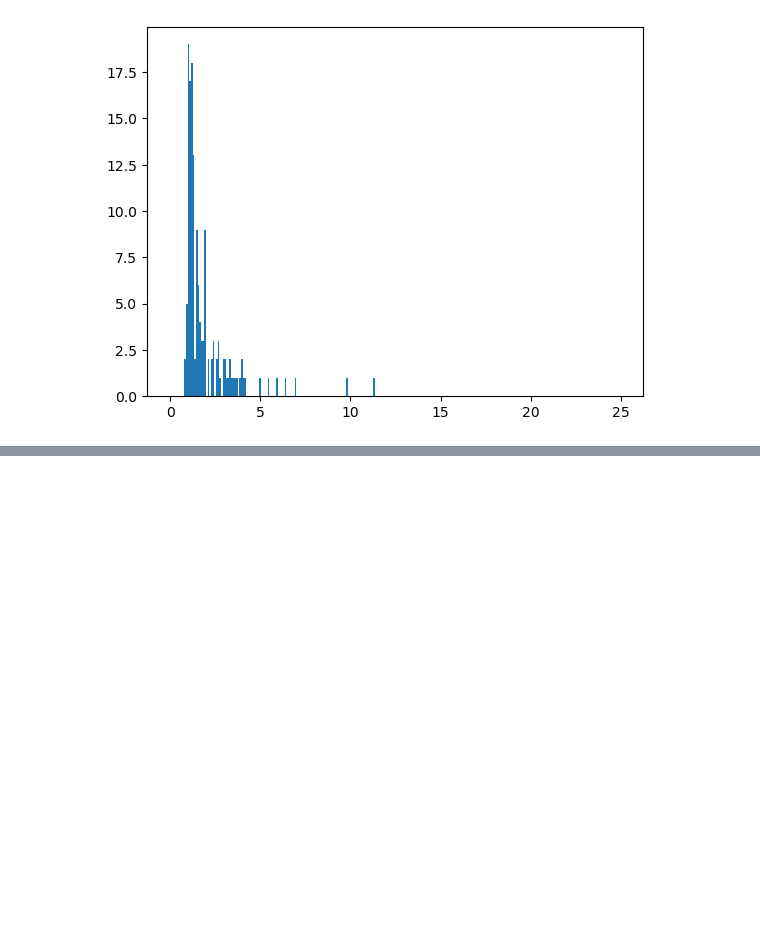
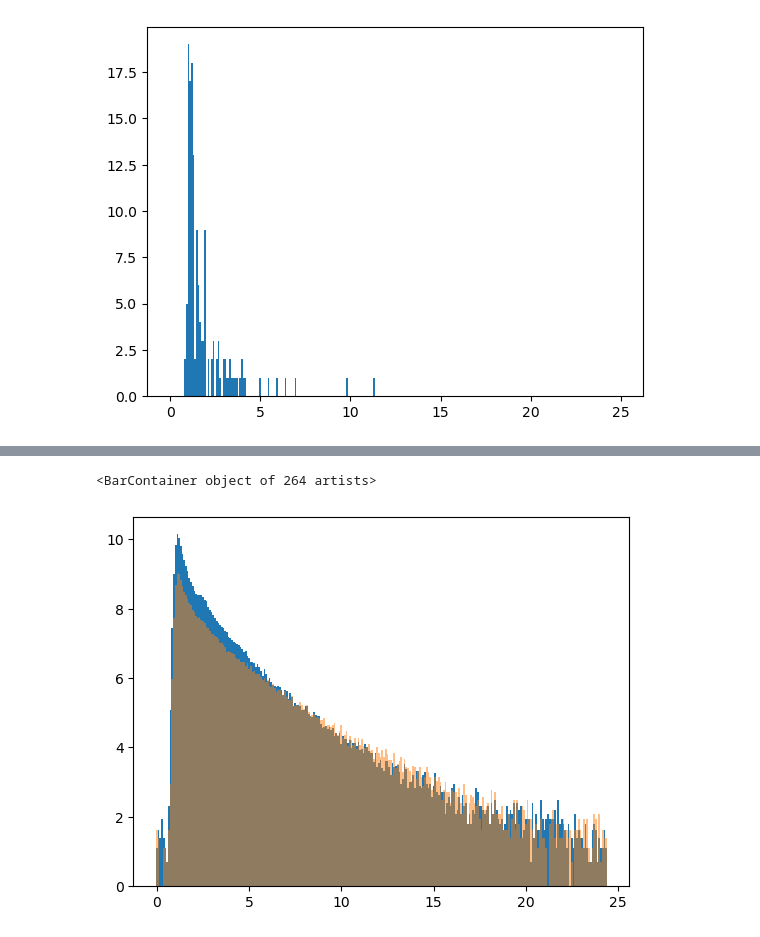
Before and after one commit to zoccoler/FLIM_analysis, a Jupyter notebook: notebooks/Open_PTU_files.ipynb, the cells around one changed output, grey strips where cells are left out. Cells and saved outputs as stored; diff of their text form; code cells hidden in the pictures; blank space fills up the shorter version.

```diff
--- a/notebooks/Open_PTU_files.ipynb
+++ b/notebooks/Open_PTU_files.ipynb
@@ -172,0 +186,6 @@ array([ 5.5, 17.5])
+# %%
+plt.bar(time_array_roi1, np.log(sum_intensity_roi1_non_zero), width = time_step)
+plt.bar(time_array_roi2, np.log(sum_intensity_roi2_non_zero), width = time_step, alpha = 0.5)
+# %% [output]
+<BarContainer object of 264 artists>
+[figure, added]
```
Also changed, not shown: parts of 12 cells of this notebook.
